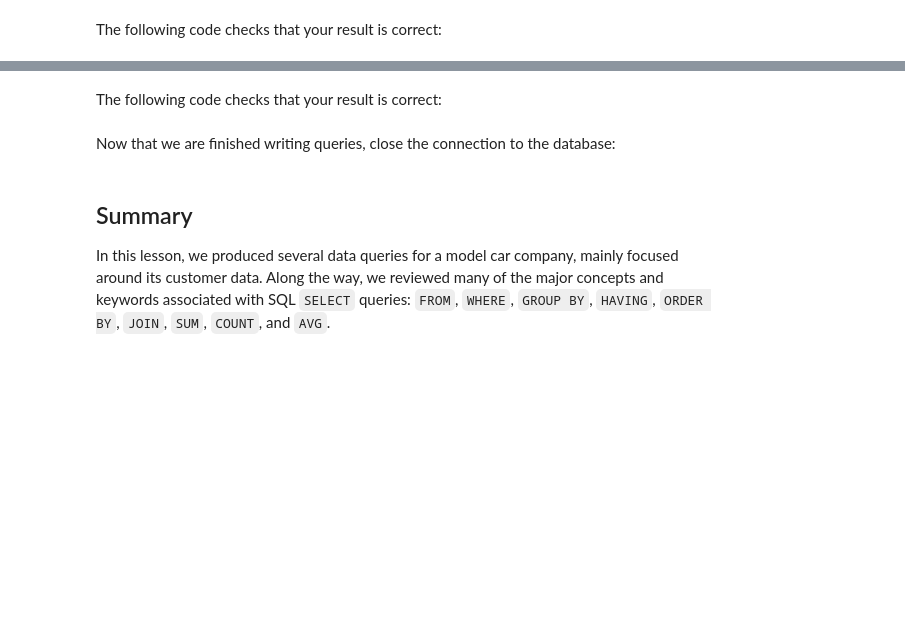
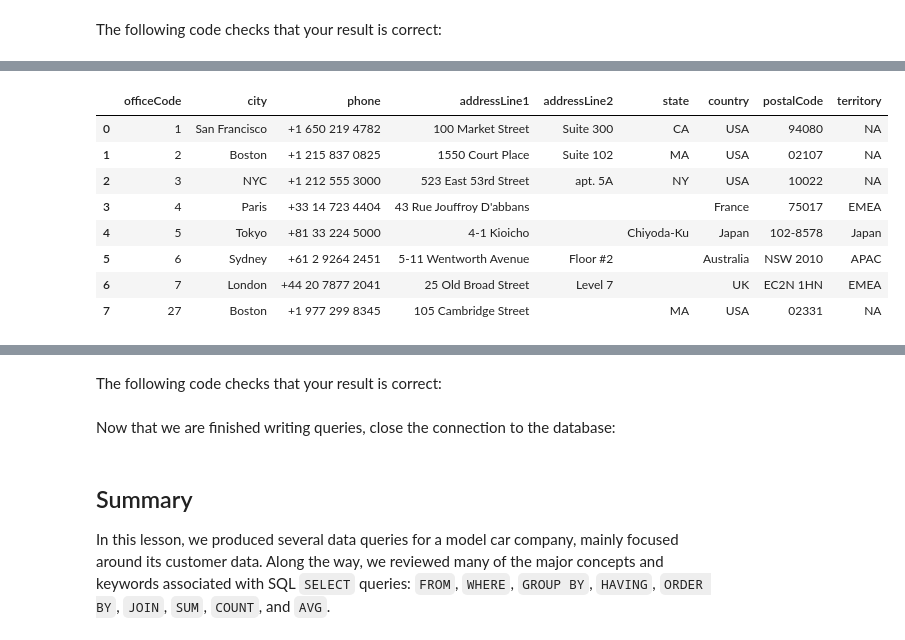
Before and after one commit to FerdinandBeaman/dsc-sql-lab, a Jupyter notebook: index.ipynb, the cells around one changed output, grey strips where cells are left out. Cells and saved outputs as stored; diff of their text form; code cells hidden in the pictures; blank space fills up the shorter version.

```diff
--- a/index.ipynb
+++ b/index.ipynb
@@ -368,6 +462,19 @@ Finally, get the first name, last name, employee number, and office code for emp
 #### Expected Output
 
 <img src='images/expected_output_q8.png'>
+# %%
+pd.read_sql("""SELECT * FROM offices
+""",conn)
+# %% [output]
+|  | officeCode | city | phone | addressLine1 | addressLine2 | state | country | postalCode | territory |
+| 0 | 1 | San Francisco | +1 650 219 4782 | 100 Market Street | Suite 300 | CA | USA | 94080 | NA |
+| 1 | 2 | Boston | +1 215 837 0825 | 1550 Court Place | Suite 102 | MA | USA | 02107 | NA |
+| 2 | 3 | NYC | +1 212 555 3000 | 523 East 53rd Street | apt. 5A | NY | USA | 10022 | NA |
+| 3 | 4 | Paris | +33 14 723 4404 | 43 Rue Jouffroy D'abbans |  |  | France | 75017 | EMEA |
+| 4 | 5 | Tokyo | +81 33 224 5000 | 4-1 Kioicho |  | Chiyoda-Ku | Japan | 102-8578 | Japan |
+| 5 | 6 | Sydney | +61 2 9264 2451 | 5-11 Wentworth Avenue | Floor #2 |  | Australia | NSW 2010 | APAC |
+| 6 | 7 | London | +44 20 7877 2041 | 25 Old Broad Street | Level 7 |  | UK | EC2N 1HN | EMEA |
+| 7 | 27 | Boston | +1 977 299 8345 | 105 Cambridge Street |  | MA | USA | 02331 | NA |
 # %%
 # Replace None with approprite SQL code
 q8 = """
```
Also changed, not shown: parts of 10 cells of this notebook.
